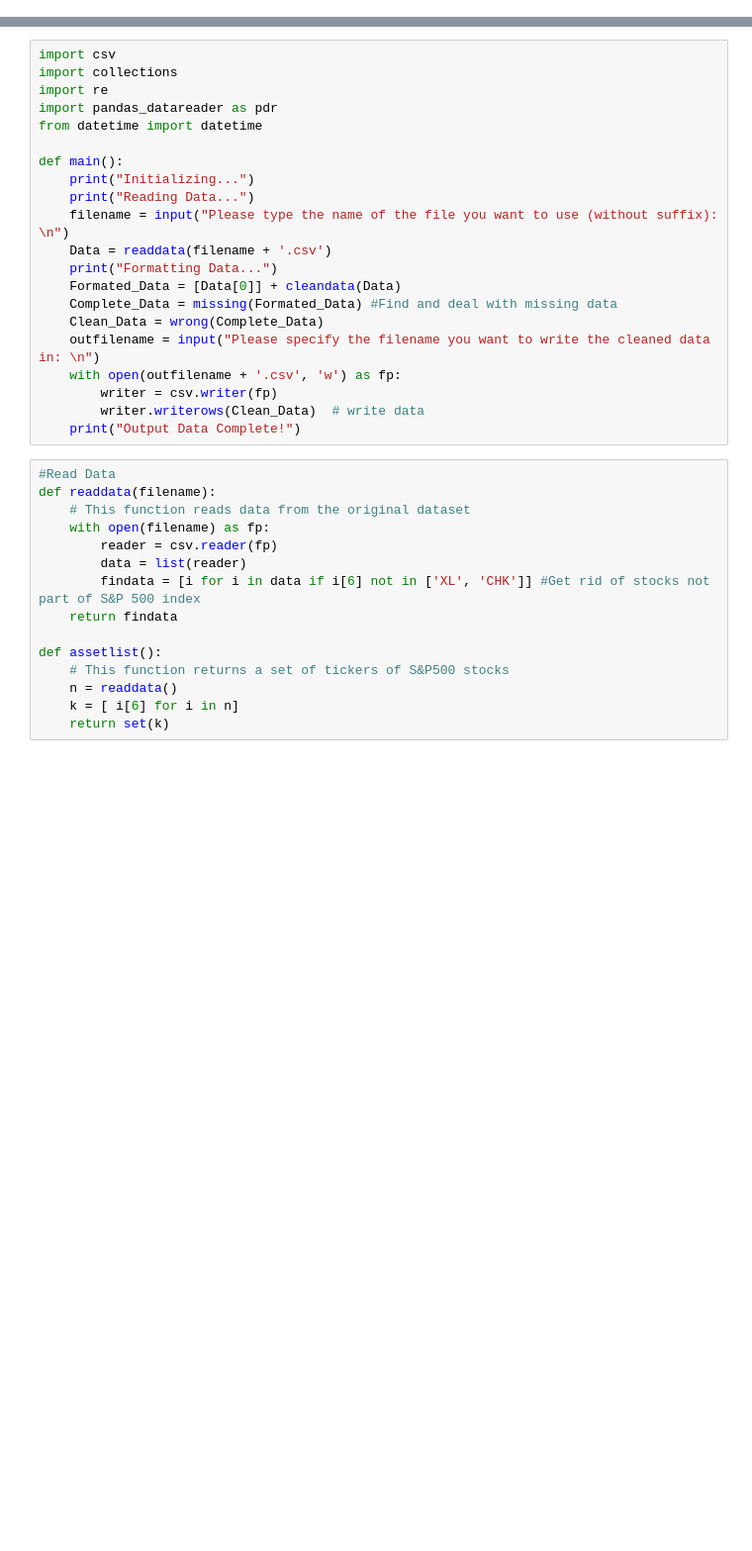
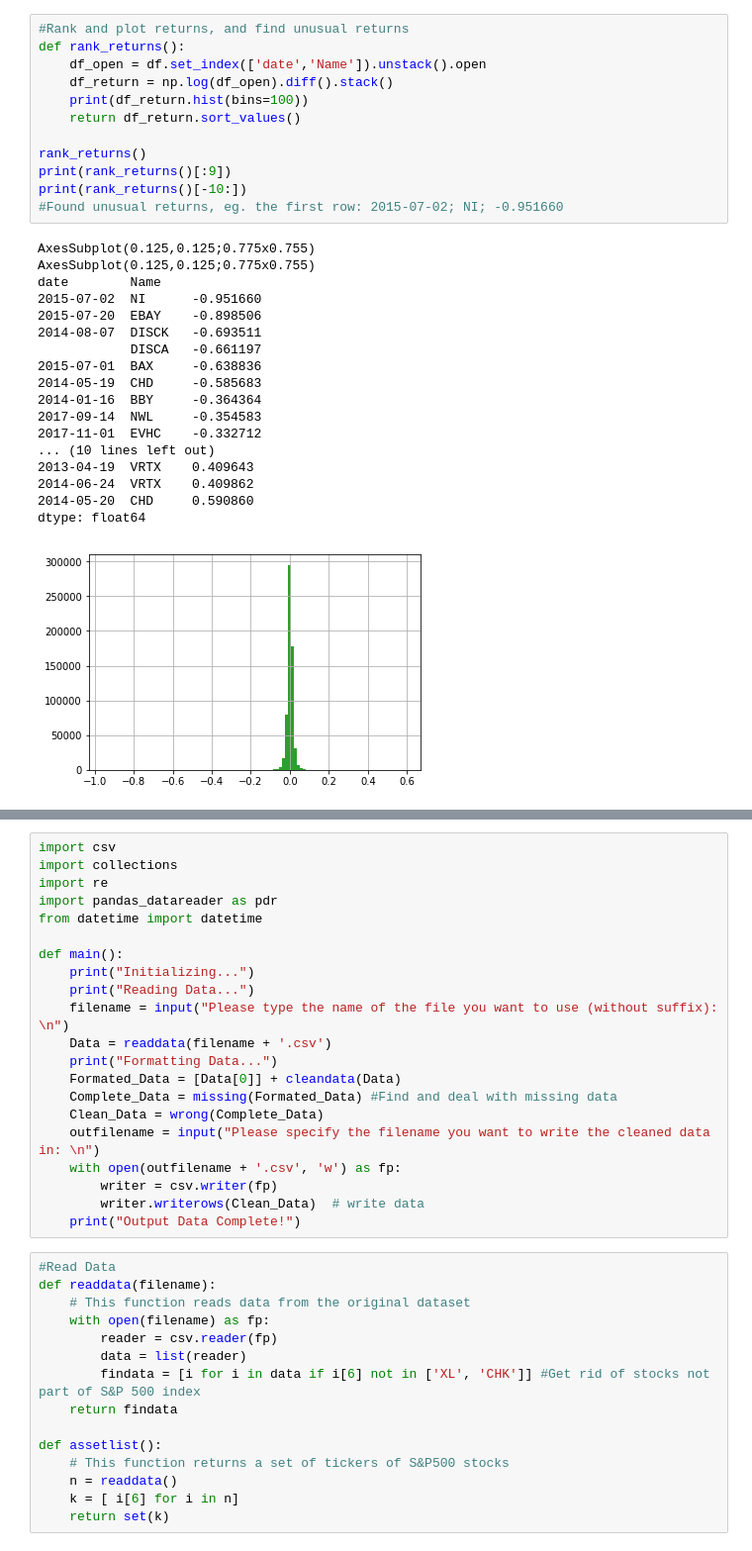
Before and after one commit to Cosmopolitaine/Tools-Project-Data-Cleaning, a Jupyter notebook: Data_Cleaning.ipynb, the cells around one changed output, grey strips where cells are left out. Shown at 99% size. Cells and saved outputs as stored; diff of their text form; blank space fills up the shorter version.

```diff
--- a/Data_Cleaning.ipynb
+++ b/Data_Cleaning.ipynb
@@ -4,0 +42,31 @@
+# %%
+#Rank and plot returns, and find unusual returns
+def rank_returns():
+    df_open = df.set_index(['date','Name']).unstack().open
+    df_return = np.log(df_open).diff().stack()
+    print(df_return.hist(bins=100))
+    return df_return.sort_values()
+
+rank_returns()
+print(rank_returns()[:9])
+print(rank_returns()[-10:])
+#Found unusual returns, eg. the first row: 2015-07-02; NI; -0.951660
+# %% [output]
+AxesSubplot(0.125,0.125;0.775x0.755)
+AxesSubplot(0.125,0.125;0.775x0.755)
+date        Name
+2015-07-02  NI      -0.951660
+2015-07-20  EBAY    -0.898506
+2014-08-07  DISCK   -0.693511
+            DISCA   -0.661197
+2015-07-01  BAX     -0.638836
+2014-05-19  CHD     -0.585683
+2014-01-16  BBY     -0.364364
+2017-09-14  NWL     -0.354583
+2017-11-01  EVHC    -0.332712
+... (10 lines left out)
+2013-04-19  VRTX    0.409643
+2014-06-24  VRTX    0.409862
+2014-05-20  CHD     0.590860
+dtype: float64
+[figure, added]
```
Also changed, not shown: parts of 13 cells of this notebook.
